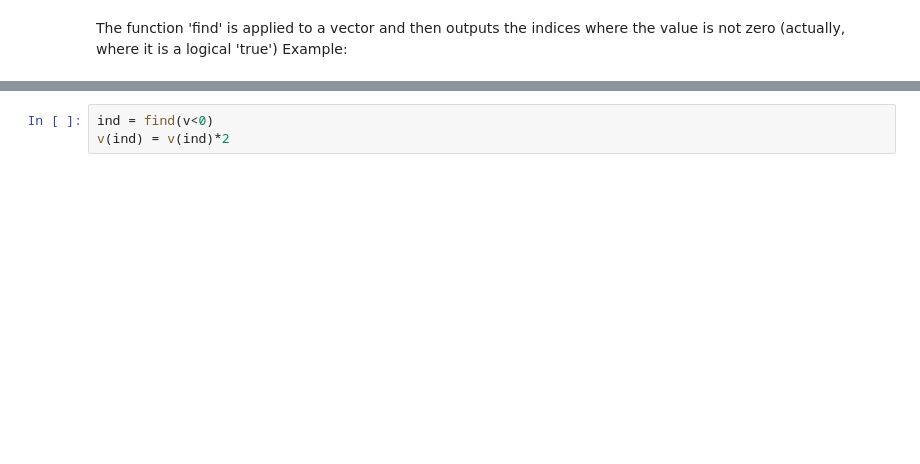
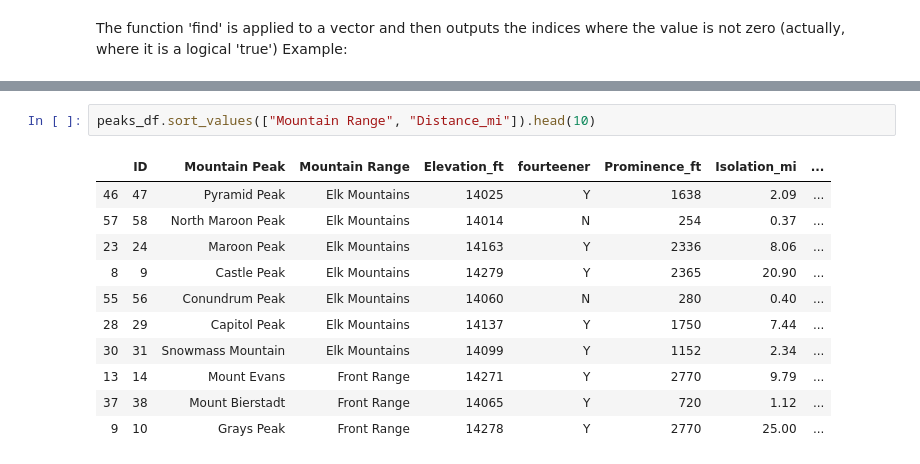
Before and after one commit to nivkeren/computational-methods, a Jupyter notebook: Lesson6.ipynb, the cells around one changed output, grey strips where cells are left out. Saved outputs shown, nothing was run; the diff lists cells and outputs as text; blank space fills up the shorter version.

```diff
--- a/Lesson6.ipynb
+++ b/Lesson6.ipynb
@@ -255,3 +264,14 @@ to prepare a vector with all the relevant indices.
-# %%
-ind = find(v<0)
-v(ind) = v(ind)*2
+# %%
+peaks_df.sort_values(["Mountain Range", "Distance_mi"]).head(10)
+# %% [output]
+|  | ID | Mountain Peak | Mountain Range | Elevation_ft | fourteener | Prominence_ft | Isolation_mi | ... |
+| 46 | 47 | Pyramid Peak | Elk Mountains | 14025 | Y | 1638 | 2.09 | ... |
+| 57 | 58 | North Maroon Peak | Elk Mountains | 14014 | N | 254 | 0.37 | ... |
+| 23 | 24 | Maroon Peak | Elk Mountains | 14163 | Y | 2336 | 8.06 | ... |
+| 8 | 9 | Castle Peak | Elk Mountains | 14279 | Y | 2365 | 20.90 | ... |
+| 55 | 56 | Conundrum Peak | Elk Mountains | 14060 | N | 280 | 0.40 | ... |
+| 28 | 29 | Capitol Peak | Elk Mountains | 14137 | Y | 1750 | 7.44 | ... |
+| 30 | 31 | Snowmass Mountain | Elk Mountains | 14099 | Y | 1152 | 2.34 | ... |
+| 13 | 14 | Mount Evans | Front Range | 14271 | Y | 2770 | 9.79 | ... |
+| 37 | 38 | Mount Bierstadt | Front Range | 14065 | Y | 720 | 1.12 | ... |
+| 9 | 10 | Grays Peak | Front Range | 14278 | Y | 2770 | 25.00 | ... |
```
Also changed, not shown: parts of 18 cells of this notebook, 3 other files.
